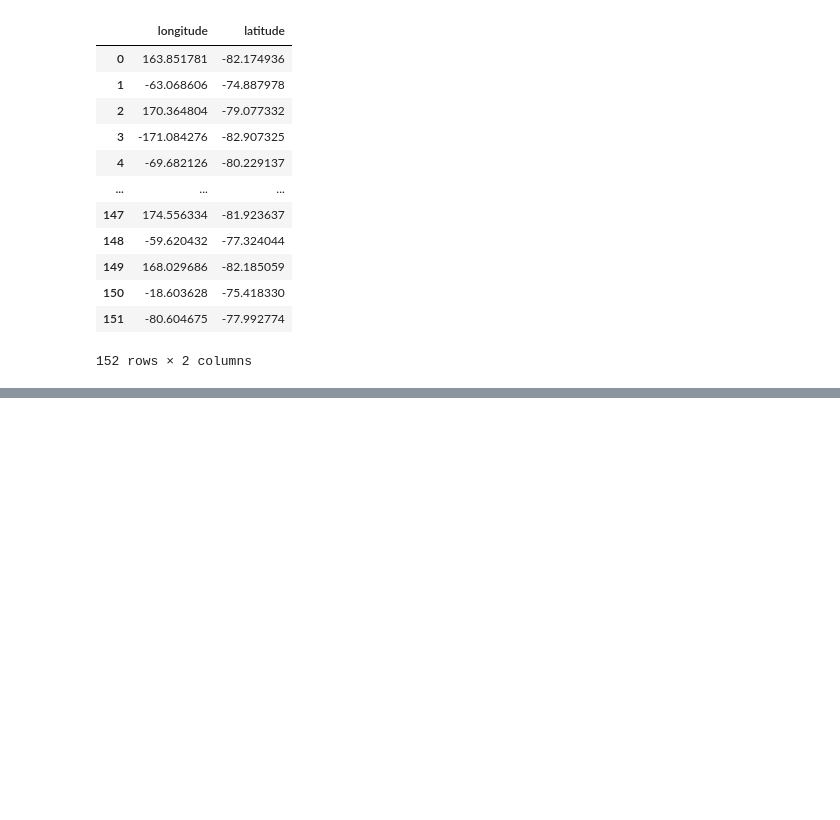
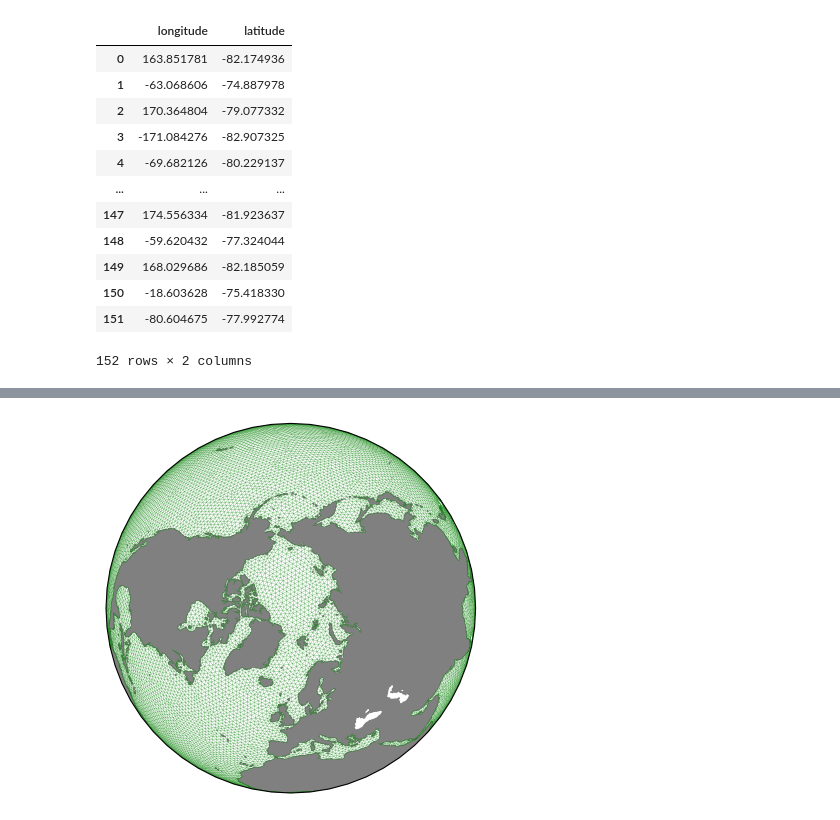
Before and after one commit to stefanocampanella/graphcast, a Jupyter notebook: notebooks/check_mesh.ipynb, the cells around one changed output, grey strips where cells are left out. Cells and saved outputs as stored; diff of their text form; code cells hidden in the pictures; blank space fills up the shorter version.

```diff
--- a/notebooks/check_mesh.ipynb
+++ b/notebooks/check_mesh.ipynb
@@ -60,7 +60,7 @@ Data variables: (12/33)
     valid_time_stop:        2025-04-30
     valid_time_stop_era5t:  2025-07-11
 # %%
-ocean_mesh, boundary_nodes = read_mesh(data_dir / 'geometry/constant_coarse.msh')
+ocean_mesh, boundary_nodes = read_mesh(data_dir / 'geometry/uniform_coarse.msh')
 ocean_mesh_graph = MeshGraph(vertices=ocean_mesh.vertices, edges=faces_to_edges(ocean_mesh.faces), faces=ocean_mesh.faces)
 ocean_mesh_graph
 # %% [output]
@@ -95,7 +94,7 @@ mask = dataset['glorys_mask'].isel(level=0, drop=True)
 connected_mesh_nodes = get_connected_mesh_nodes(grid_lat=mask['lat'],
                                                 grid_lon=mask['lon'],
                                                 mesh_graph=ocean_mesh_graph,
-                                                grid_mask=mask,
+                                                mask=mask,
                                                 query_radius=0.6 * get_max_edge_distance(ocean_mesh_graph),
                                                 workers=-1)
 
@@ -146,16 +144,17 @@ removed_nodes_df.hvplot.points('longitude', 'latitude', geo=True, tiles=True, he
 # %% [output]
 [interactive output not drawn]
 # %%
-fig = plt.figure()
+def plot_orthographic(**kwargs):
+    fig = plt.figure()
 
-ax = fig.add_subplot(1, 1, 1, projection=ccrs.Orthographic(central_latitude=-90))
+    ax = fig.add_subplot(1, 1, 1, projection=ccrs.Orthographic(**kwargs))
 
-ax.add_feature(cfeature.NaturalEarthFeature('physical', 'land', '50m', edgecolor='face', facecolor='grey'))
+    ax.add_feature(cfeature.NaturalEarthFeature('physical', 'land', '50m', edgecolor='face', facecolor='grey'))
 
-connected_mesh_wgs_graph = mesh_to_wgs(connected_mesh_graph)
+    connected_mesh_wgs_graph = mesh_to_wgs(connected_mesh_graph)
 
-latitudes, longitudes = connected_mesh_wgs_graph.vertices
-ax.scatter(longitudes, latitudes, marker='.', color="green", s=2.0, zorder=2, alpha=0.0, transform=ccrs.PlateCarree())
+    latitudes, longitudes = connected_mesh_wgs_graph.vertices
+    ax.scatter(longitudes, latitudes, marker='.', color="green", s=2.0, zorder=2, alpha=0.0, transform=ccrs.PlateCarree())
 
-lc = get_line_collection(connected_mesh_wgs_graph, linewidths=0.16, colors="green", transform=ccrs.Geodetic())
-ax.add_collection(lc)
+    lc = get_line_collection(connected_mesh_wgs_graph, linewidths=0.16, colors="green", transform=ccrs.Geodetic())
+    ax.add_collection(lc)
@@ -164,0 +165,4 @@ ax.add_collection(lc)
+# %%
+plot_orthographic(central_latitude=90)
+# %% [output]
+[figure, added]
```
Also changed, not shown: parts of 4 cells of this notebook, 2 other files.
